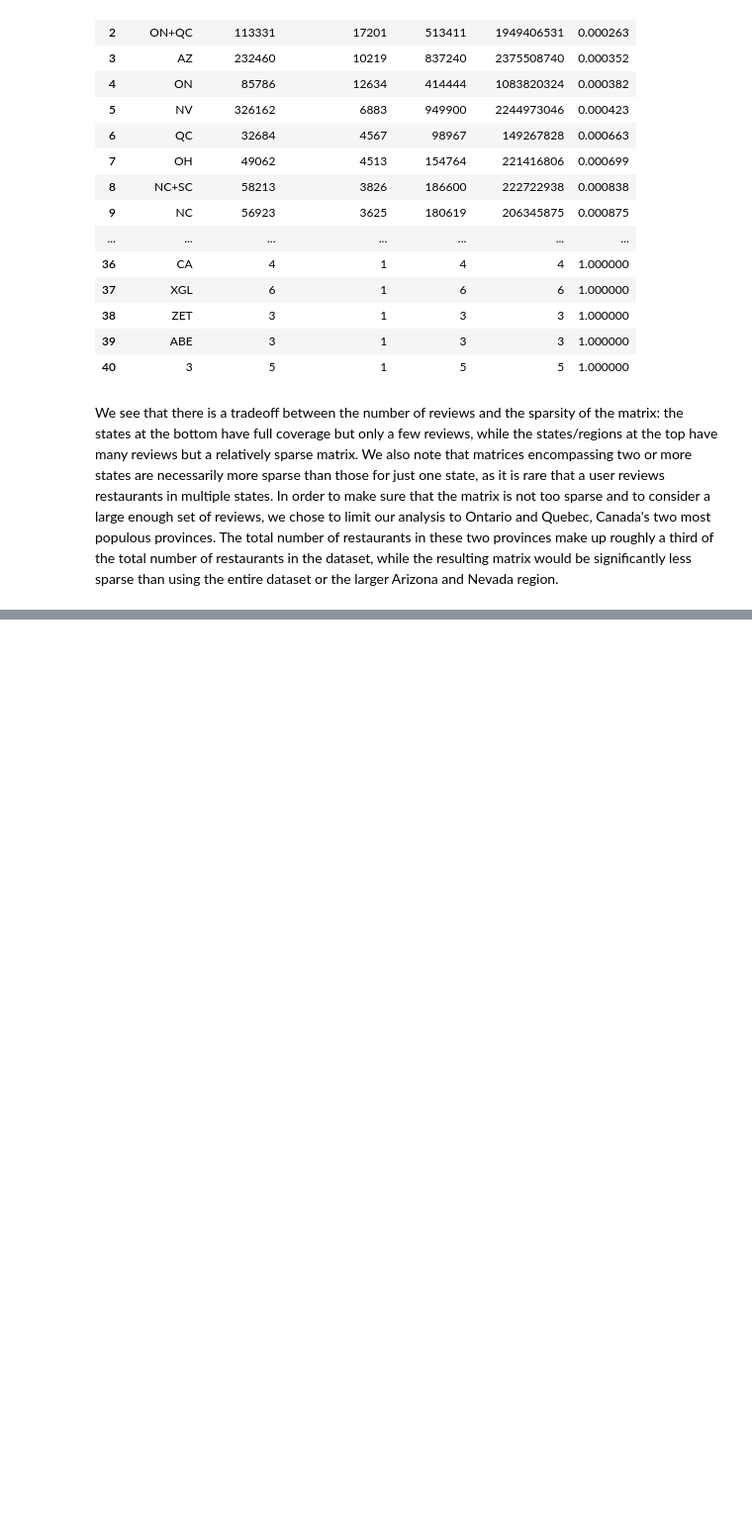
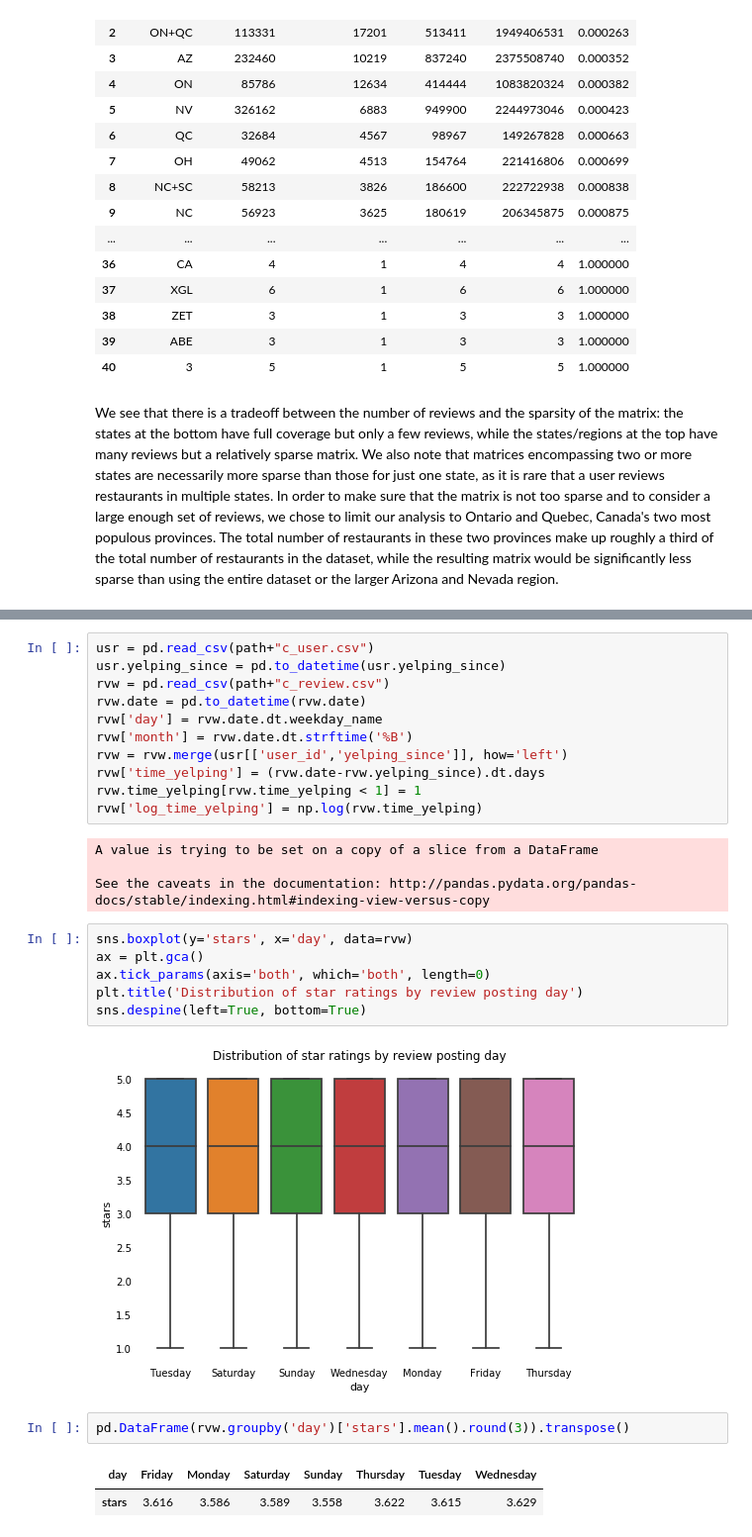
Before and after one commit to sachinsridhar/Restaurant-Recommendation-System, a Jupyter notebook: notebooks/EDA.ipynb, the cells around one changed output, grey strips where cells are left out. Shown at 99% size. Saved outputs shown, nothing was run; the diff lists cells and outputs as text; blank space fills up the shorter version.

```diff
--- a/notebooks/EDA.ipynb
+++ b/notebooks/EDA.ipynb
@@ -114,0 +158,28 @@ We see that there is a tradeoff between the number of reviews and the sparsity o
+# %%
+usr = pd.read_csv(path+"c_user.csv")
+usr.yelping_since = pd.to_datetime(usr.yelping_since)
+rvw = pd.read_csv(path+"c_review.csv")
+rvw.date = pd.to_datetime(rvw.date)
+rvw['day'] = rvw.date.dt.weekday_name
+rvw['month'] = rvw.date.dt.strftime('%B')
+rvw = rvw.merge(usr[['user_id','yelping_since']], how='left')
+rvw['time_yelping'] = (rvw.date-rvw.yelping_since).dt.days
+rvw.time_yelping[rvw.time_yelping < 1] = 1
+rvw['log_time_yelping'] = np.log(rvw.time_yelping)
+# %% [output]
+A value is trying to be set on a copy of a slice from a DataFrame
+
+See the caveats in the documentation: http://pandas.pydata.org/pandas-docs/stable/indexing.html#indexing-view-versus-copy
+# %%
+sns.boxplot(y='stars', x='day', data=rvw)
+ax = plt.gca()
+ax.tick_params(axis='both', which='both', length=0)
+plt.title('Distribution of star ratings by review posting day')
+sns.despine(left=True, bottom=True)
+# %% [output]
+[figure, added]
+# %%
+pd.DataFrame(rvw.groupby('day')['stars'].mean().round(3)).transpose()
+# %% [output]
+| day | Friday | Monday | Saturday | Sunday | Thursday | Tuesday | Wednesday |
+| stars | 3.616 | 3.586 | 3.589 | 3.558 | 3.622 | 3.615 | 3.629 |
```
Also changed, not shown: parts of 14 cells of this notebook, 8 other files.
